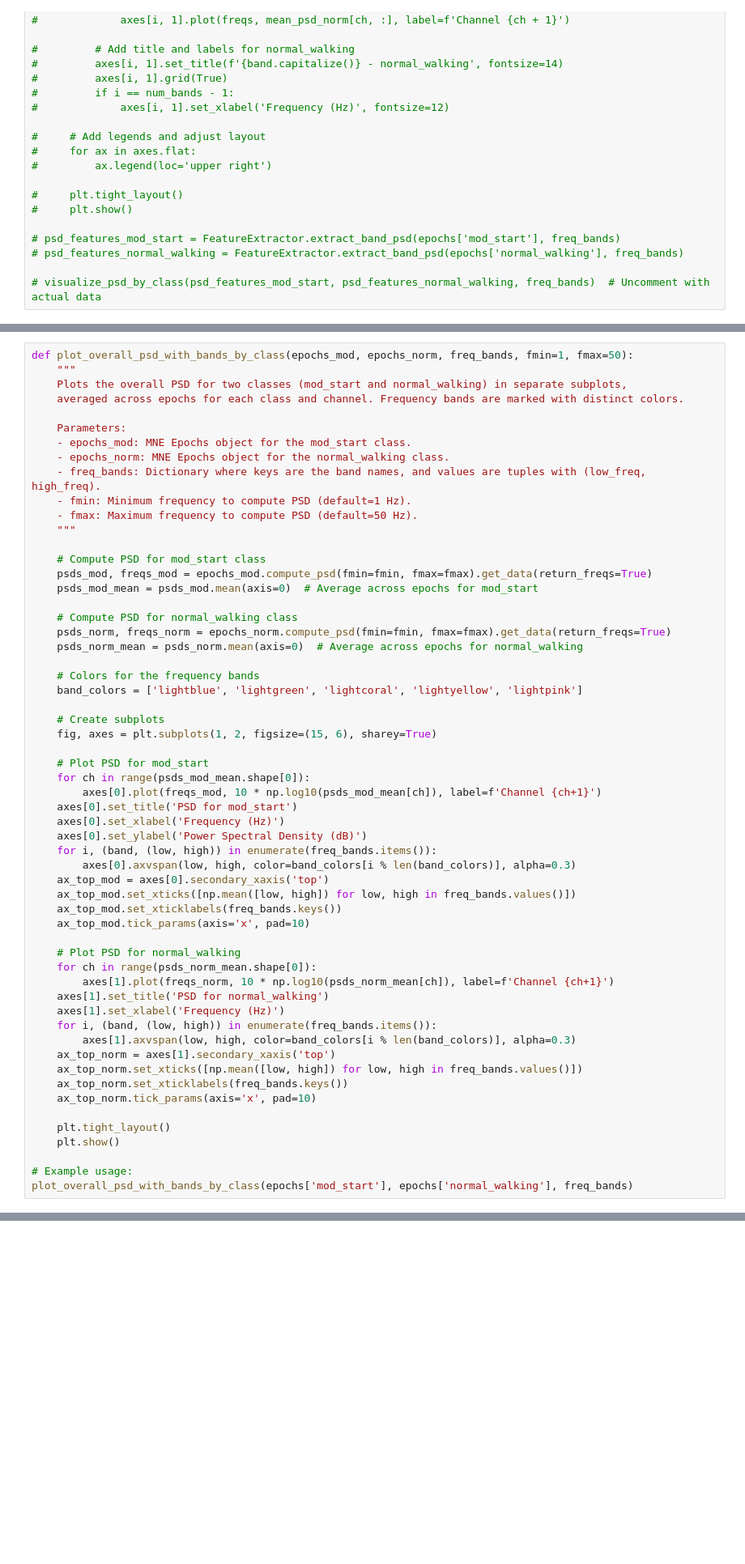
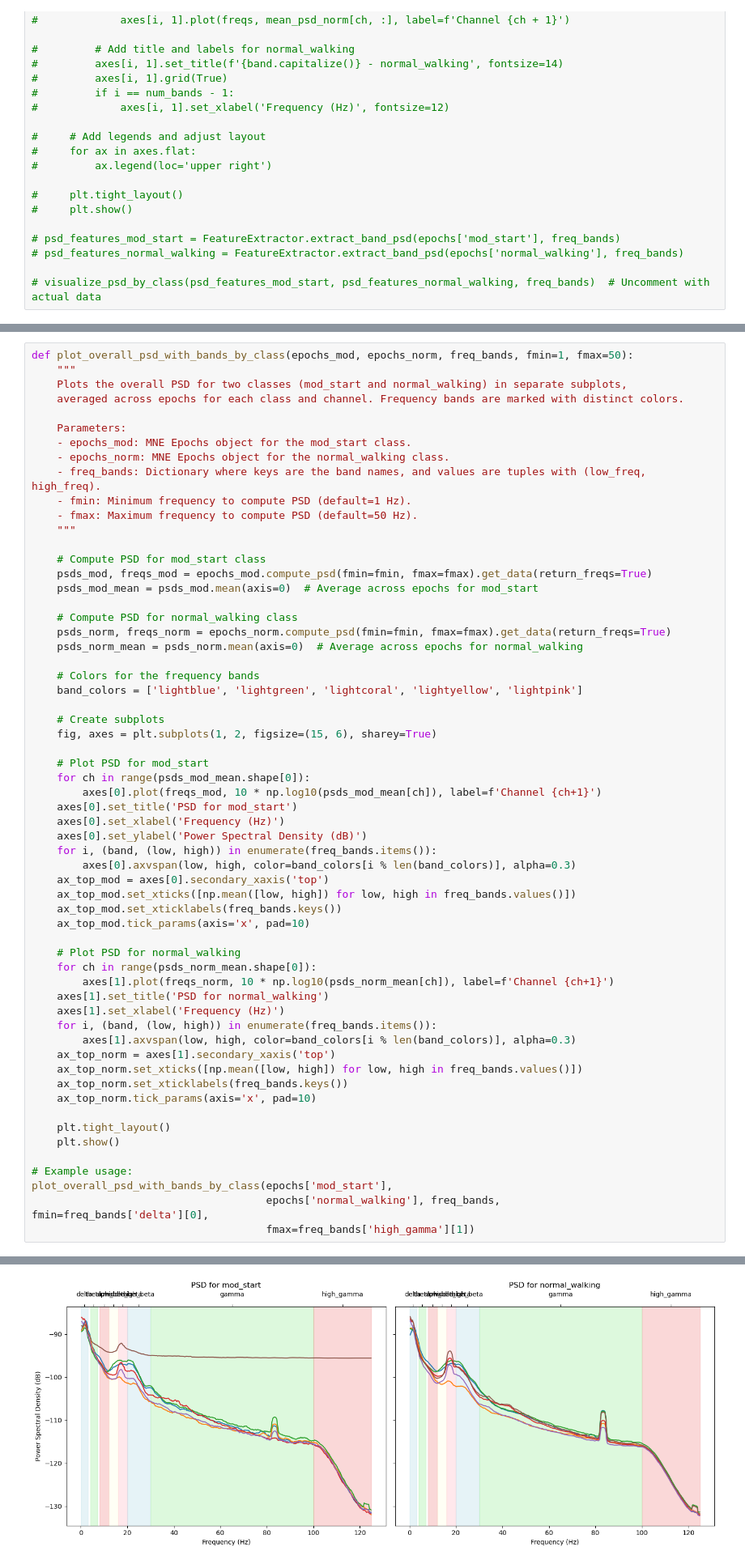
Before and after one commit to orabe/gaitmod, a Jupyter notebook: examples/lfp_all_data copy.ipynb, the cells around one changed output, grey strips where cells are left out. Shown at 81% size. Saved outputs shown, nothing was run; the diff lists cells and outputs as text; blank space fills up the shorter version.

```diff
--- a/examples/lfp_all_data copy.ipynb
+++ b/examples/lfp_all_data copy.ipynb
@@ -698,4 +859,7 @@ def plot_overall_psd_with_bands_by_class(epochs_mod, epochs_norm, freq_bands, fm
     plt.show()
 
 # Example usage:
-plot_overall_psd_with_bands_by_class(epochs['mod_start'], epochs['normal_walking'], freq_bands)
+plot_overall_psd_with_bands_by_class(epochs['mod_start'],
+                                     epochs['normal_walking'], freq_bands,                             fmin=freq_bands['delta'][0],
+                                     fmax=freq_bands['high_gamma'][1])
+# %% [output]
@@ -702,3 +868,4 @@ plot_overall_psd_with_bands_by_class(epochs['mod_start'], epochs['normal_walking
+[figure, added]
 # %%
 import numpy as np
 import matplotlib.pyplot as plt
```
Also changed, not shown: parts of 28 cells of this notebook, 1 other file.
